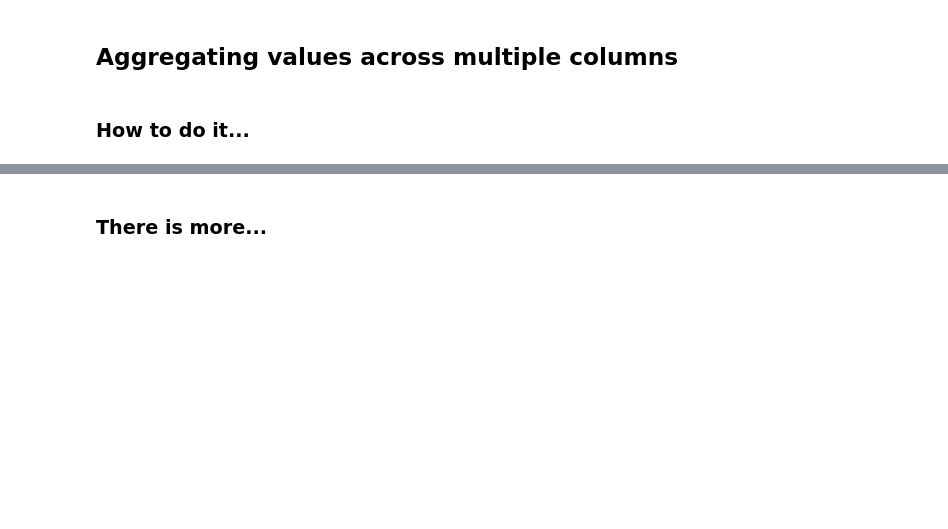
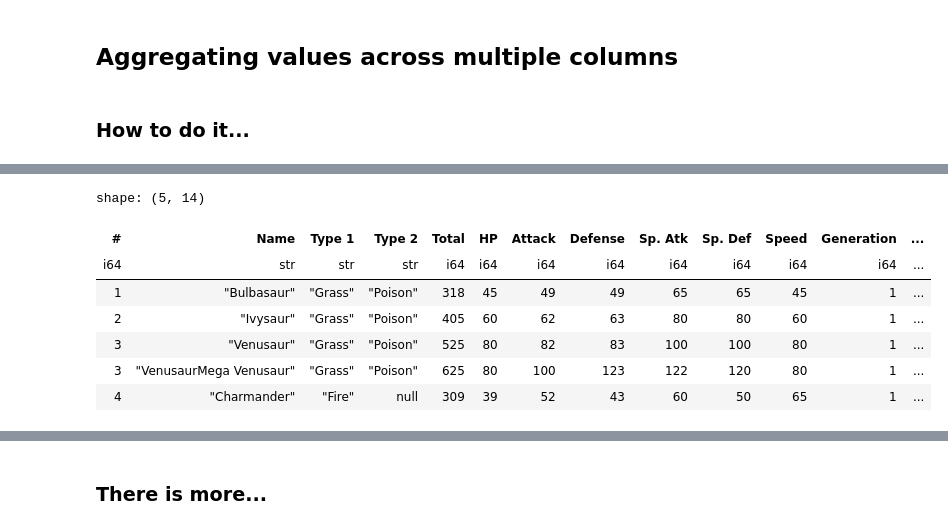
Before and after one commit to PacktPublishing/Polars-Cookbook, a Jupyter notebook: Chapter04/ch04.ipynb, the cells around one changed output, grey strips where cells are left out. Saved outputs shown, nothing was run; the diff lists cells and outputs as text; code cells hidden in the pictures; blank space fills up the shorter version.

```diff
--- a/Chapter04/ch04.ipynb
+++ b/Chapter04/ch04.ipynb
@@ -197,0 +413,33 @@ cols = ['HP', 'Attack', 'Defense', 'Sp. Atk', 'Sp. Def', 'Speed']
+# %%
+cols = ['HP', 'Attack', 'Defense', 'Sp. Atk', 'Sp. Def', 'Speed']
+"""
+This code snippet performs the following operations on a DataFrame `df`:
+
+1. Defines a list of column names `cols` which includes 'HP', 'Attack', 'Defense', 'Sp. Atk', 'Sp. Def', and 'Speed'.
+2. Uses the `with_columns` method to add a new column to the DataFrame.
+3. The new column, named 'Total 2', is created by summing the values of the columns specified in `cols` using the `pl.reduce` function.
+4. The `head()` method is called to display the first few rows of the modified DataFrame.
+
+Returns:
+    A DataFrame with an additional column 'Total 2' that contains the sum of the specified columns for each row.
+"""
+(
+    df
+    .with_columns(
+        pl.reduce(
+            function=lambda acc, col: acc + col,
+            exprs=pl.col(cols)
+        )
+        .alias('Total 2')
+    )
+    .head()
+)
+# %% [output]
+shape: (5, 14)
+| # | Name | Type 1 | Type 2 | Total | HP | Attack | Defense | Sp. Atk | Sp. Def | Speed | Generation | ... |
+| i64 | str | str | str | i64 | i64 | i64 | i64 | i64 | i64 | i64 | i64 | ... |
+| 1 | "Bulbasaur" | "Grass" | "Poison" | 318 | 45 | 49 | 49 | 65 | 65 | 45 | 1 | ... |
+| 2 | "Ivysaur" | "Grass" | "Poison" | 405 | 60 | 62 | 63 | 80 | 80 | 60 | 1 | ... |
+| 3 | "Venusaur" | "Grass" | "Poison" | 525 | 80 | 82 | 83 | 100 | 100 | 80 | 1 | ... |
+| 3 | "VenusaurMega Venusaur" | "Grass" | "Poison" | 625 | 80 | 100 | 123 | 122 | 120 | 80 | 1 | ... |
+| 4 | "Charmander" | "Fire" | null | 309 | 39 | 52 | 43 | 60 | 50 | 65 | 1 | ... |
```
Also changed, not shown: parts of 68 cells of this notebook.
